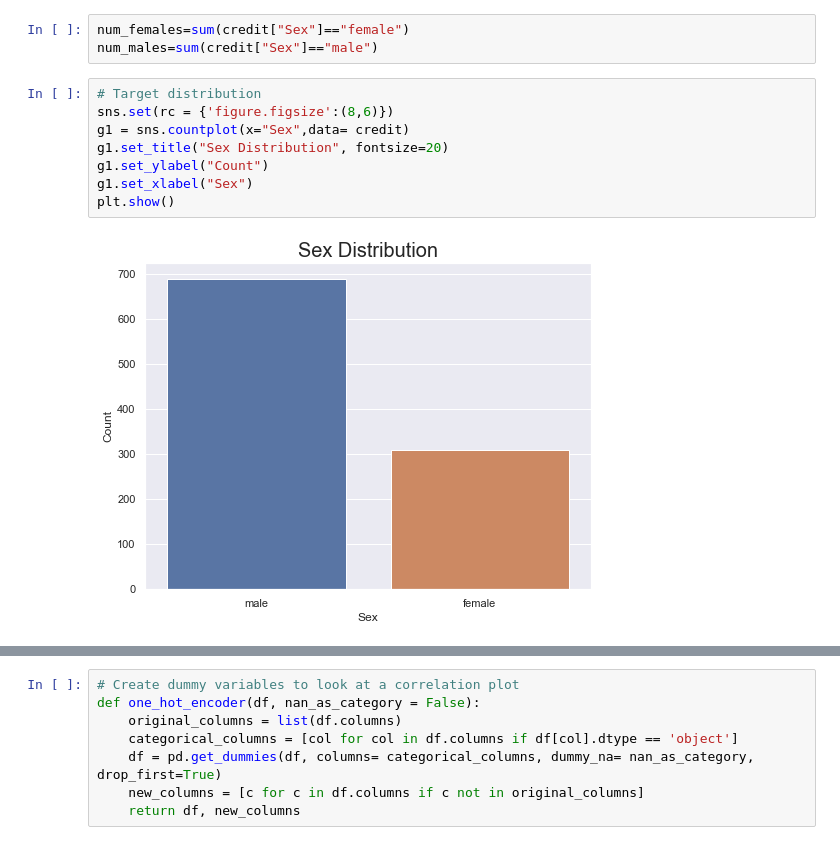
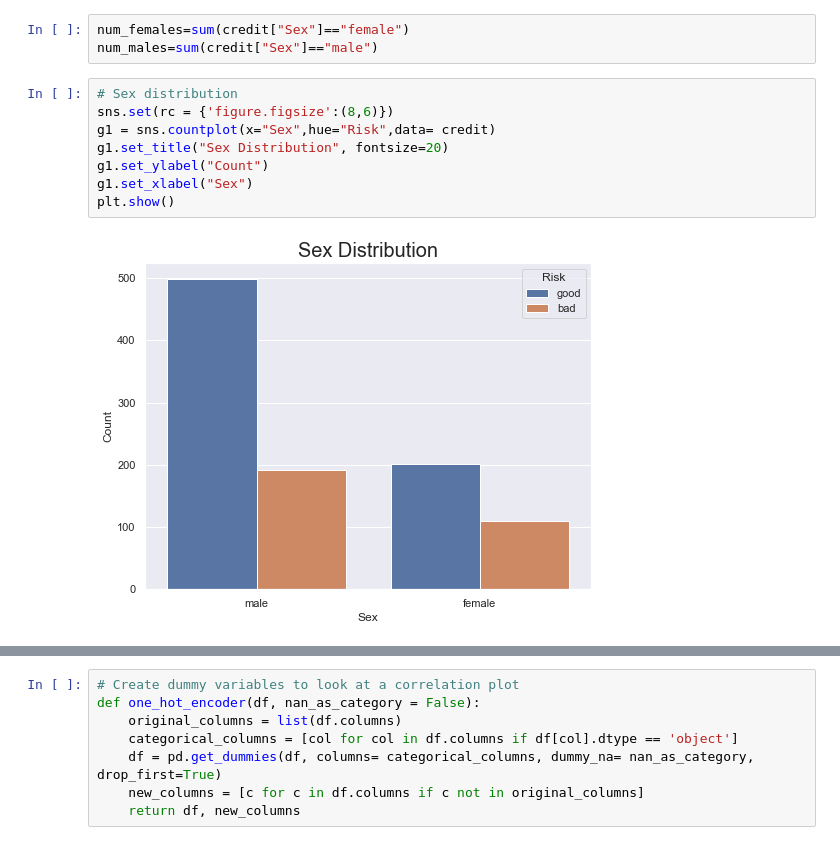
Before and after one commit to BiancaMass/XAI-Group-Project, a Jupyter notebook: Group20_EDA.ipynb, the cells around one changed output, grey strips where cells are left out. Cells and saved outputs as stored; diff of their text form.

```diff
--- a/Group20_EDA.ipynb
+++ b/Group20_EDA.ipynb
@@ -102,12 +103,12 @@ The data is unbalanced: amount of credit distribution for females is more skewed
 num_females=sum(credit["Sex"]=="female")
 num_males=sum(credit["Sex"]=="male")
 # %%
-# Target distribution
+# Sex distribution
 sns.set(rc = {'figure.figsize':(8,6)})
-g1 = sns.countplot(x="Sex",data= credit)
+g1 = sns.countplot(x="Sex",hue="Risk",data= credit)
 g1.set_title("Sex Distribution", fontsize=20)
 g1.set_ylabel("Count")
 g1.set_xlabel("Sex")
 plt.show()
 # %% [output]
-[figure, old version]
+[figure, new version]
```
Also changed, not shown: parts of 19 cells of this notebook.
